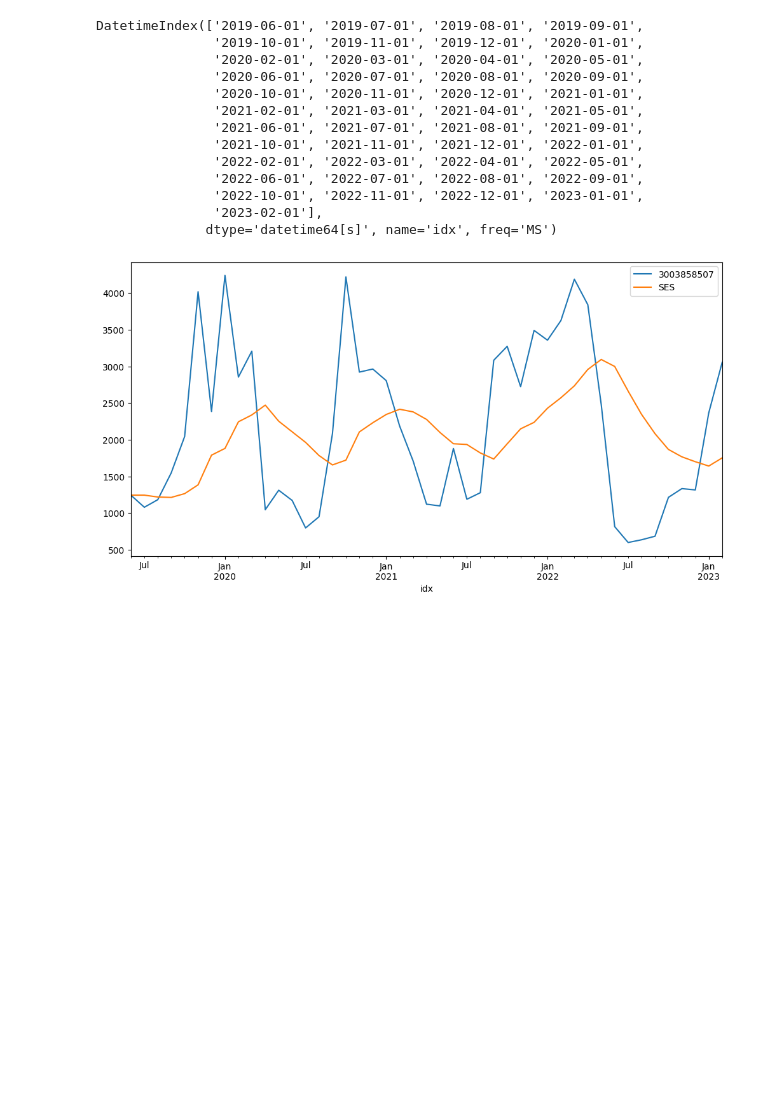
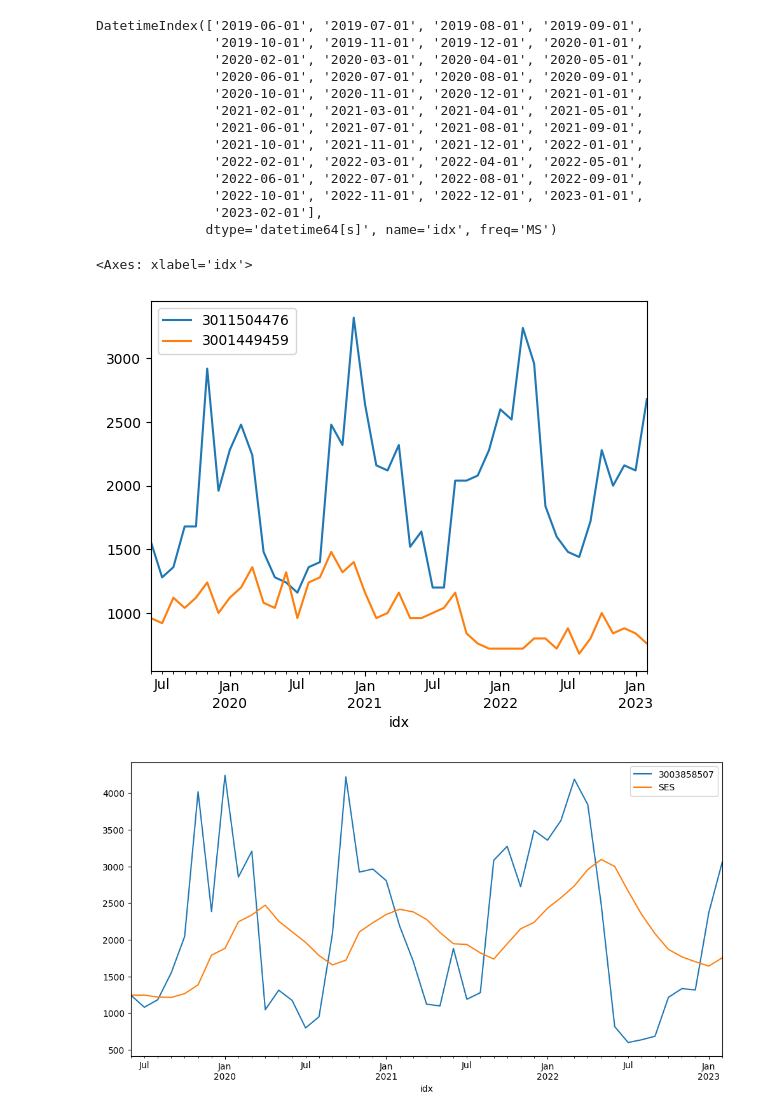
Before and after one commit to enriqTS/IC-Gasto-Fotovoltaico, a Jupyter notebook: simple-prev.ipynb, the cells around one changed output. Saved outputs shown, nothing was run; the diff lists cells and outputs as text; code cells hidden in the pictures; blank space fills up the shorter version.

```diff
--- a/simple-prev.ipynb
+++ b/simple-prev.ipynb
@@ -118,6 +155,11 @@ df_test_transpose["SES"] = (
     .fit(smoothing_level=alpha, optimized=False)
     .fittedvalues
 )
+# %%
+df_test_transpose[[3011504476, 3001449459]].plot()
+# %% [output]
+<Axes: xlabel='idx'>
+[figure, added]
 # %%
 df_test_transpose[[3003858507, "SES"]].plot(figsize=(12, 6)).autoscale(
     axis="x", tight=True
```
Also changed, not shown: parts of 22 cells of this notebook, 1 other file.
